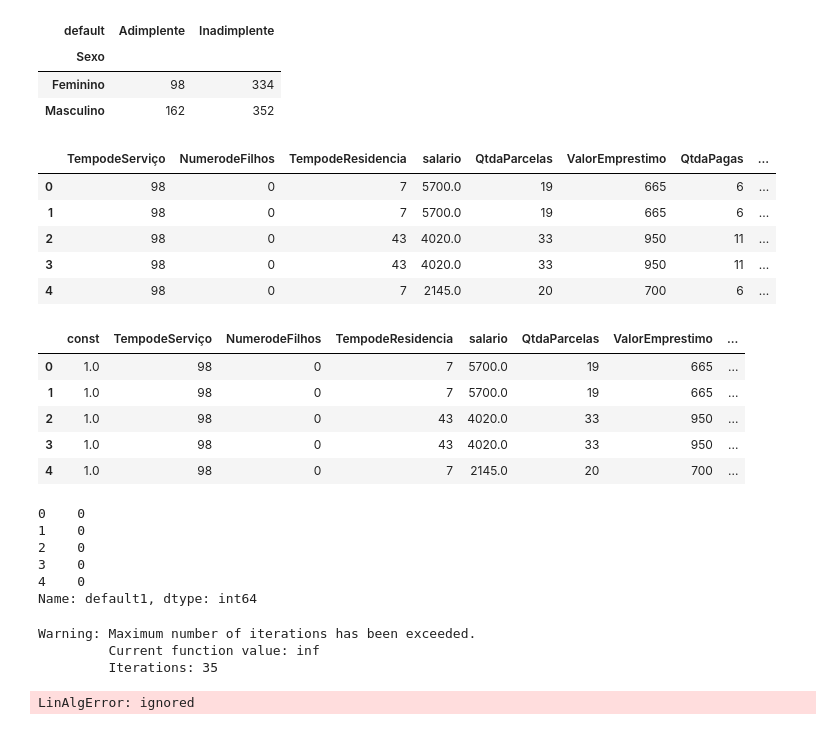
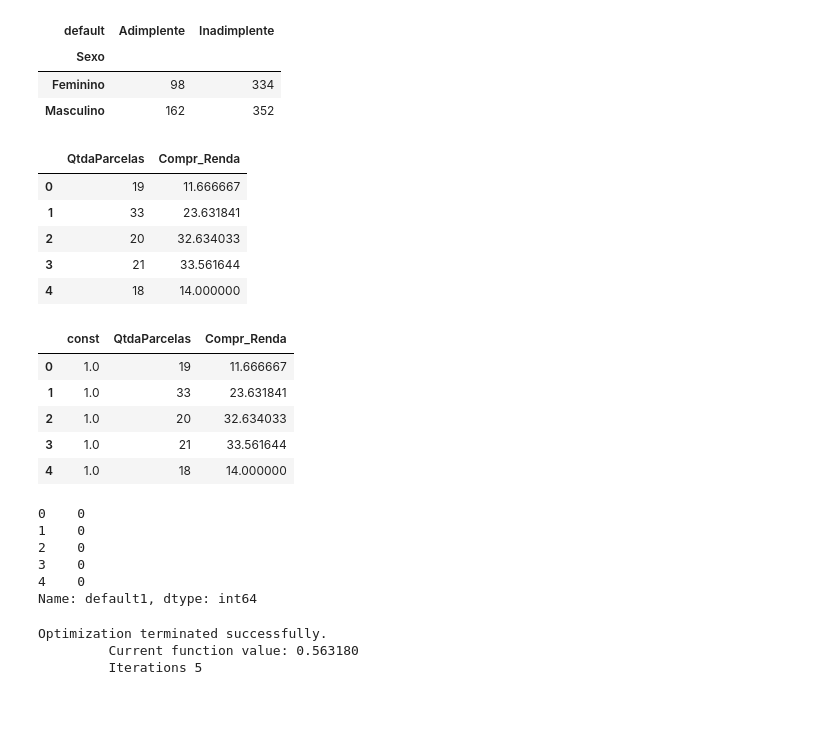
Before and after one commit to wjunior83/statsmodels, a Jupyter notebook: Lista_Python.ipynb, the cells around one changed output. Drawn from its saved outputs; the diff is of its cells as text; code cells hidden in the pictures.

```diff
--- a/Lista_Python.ipynb
+++ b/Lista_Python.ipynb
@@ -80,7 +80,7 @@ transacional.head()
 | 4 | 5 | Adimplente | 0 | 18 | Sim | 630 | 6 |
 # %%
 #11 - Crie um arquivo chamado consolidado e faça uma união dos arquivos cadastral e Transacional através do Left join
-consolidado = pd.merge(cadastral, transacional, on='ID')
+consolidado = pd.merge(cadastral, transacional, on='ID', how='left', indicator=True)
 consolidado.head()
 # %% [output]
 |  | ID | DataNascimento | Sexo | TempodeServiço | EstadoCivil | NumerodeFilhos | TempodeResidencia | ... |
@@ -92,6 +92,6 @@ consolidado.head()
 # %%
 #12 - Crie uma variável comprometimento de renda usando as variáveis ValorEmprestimo e Salario.  Para isso utilize a expressão. (ValorEmprestimo / salario)*100
-consolidado['Compr_Renda'] = (consolidado['ValorEmprestimo']/consolidado['salario'])/100
+consolidado['Compr_Renda'] = (consolidado['ValorEmprestimo']/consolidado['salario'])*100
 consolidado.head()
 # %% [output]
 |  | ID | DataNascimento | Sexo | TempodeServiço | EstadoCivil | NumerodeFilhos | TempodeResidencia | ... |
@@ -125,25 +130,26 @@ pd.crosstab(consolidado.Sexo,consolidado.default)
 # %%
 #15 - Faça um modelo regressão logística e apresente o resultado
 # %%
-x = consolidado[['TempodeServiço','NumerodeFilhos','TempodeResidencia','salario','QtdaParcelas','ValorEmprestimo','QtdaPagas','Compr_Renda']]
+#x = consolidado[['TempodeServiço','NumerodeFilhos','TempodeResidencia','salario','QtdaParcelas','ValorEmprestimo','QtdaPagas','Compr_Renda']]
+x = consolidado[['QtdaParcelas','Compr_Renda']]
 x.head()
 # %% [output]
-|  | TempodeServiço | NumerodeFilhos | TempodeResidencia | salario | QtdaParcelas | ValorEmprestimo | QtdaPagas | ... |
-| 0 | 98 | 0 | 7 | 5700.0 | 19 | 665 | 6 | ... |
-| 1 | 98 | 0 | 7 | 5700.0 | 19 | 665 | 6 | ... |
-| 2 | 98 | 0 | 43 | 4020.0 | 33 | 950 | 11 | ... |
-| 3 | 98 | 0 | 43 | 4020.0 | 33 | 950 | 11 | ... |
-| 4 | 98 | 0 | 7 | 2145.0 | 20 | 700 | 6 | ... |
+|  | QtdaParcelas | Compr_Renda |
+| 0 | 19 | 11.666667 |
+| 1 | 33 | 23.631841 |
+| 2 | 20 | 32.634033 |
+| 3 | 21 | 33.561644 |
+| 4 | 18 | 14.000000 |
 # %%
 x = sm.add_constant(x)
 x.head()
 # %% [output]
-|  | const | TempodeServiço | NumerodeFilhos | TempodeResidencia | salario | QtdaParcelas | ValorEmprestimo | ... |
-| 0 | 1.0 | 98 | 0 | 7 | 5700.0 | 19 | 665 | ... |
-| 1 | 1.0 | 98 | 0 | 7 | 5700.0 | 19 | 665 | ... |
-| 2 | 1.0 | 98 | 0 | 43 | 4020.0 | 33 | 950 | ... |
-| 3 | 1.0 | 98 | 0 | 43 | 4020.0 | 33 | 950 | ... |
-| 4 | 1.0 | 98 | 0 | 7 | 2145.0 | 20 | 700 | ... |
+|  | const | QtdaParcelas | Compr_Renda |
+| 0 | 1.0 | 19 | 11.666667 |
+| 1 | 1.0 | 33 | 23.631841 |
+| 2 | 1.0 | 20 | 32.634033 |
+| 3 | 1.0 | 21 | 33.561644 |
+| 4 | 1.0 | 18 | 14.000000 |
 # %%
 y = consolidado['default1']
 y.head()
@@ -159,10 +165,9 @@ logistico = sm.Logit(y,x)
 # %%
 ajuste = logistico.fit()
 # %% [output]
-Warning: Maximum number of iterations has been exceeded.
-         Current function value: inf
-         Iterations: 35
+Optimization terminated successfully.
+         Current function value: 0.563180
+         Iterations 5
-LinAlgError: ignored
 # %%
 ajuste.summary()
 # %% [output]
```
Also changed, not shown: parts of 13 cells of this notebook.
